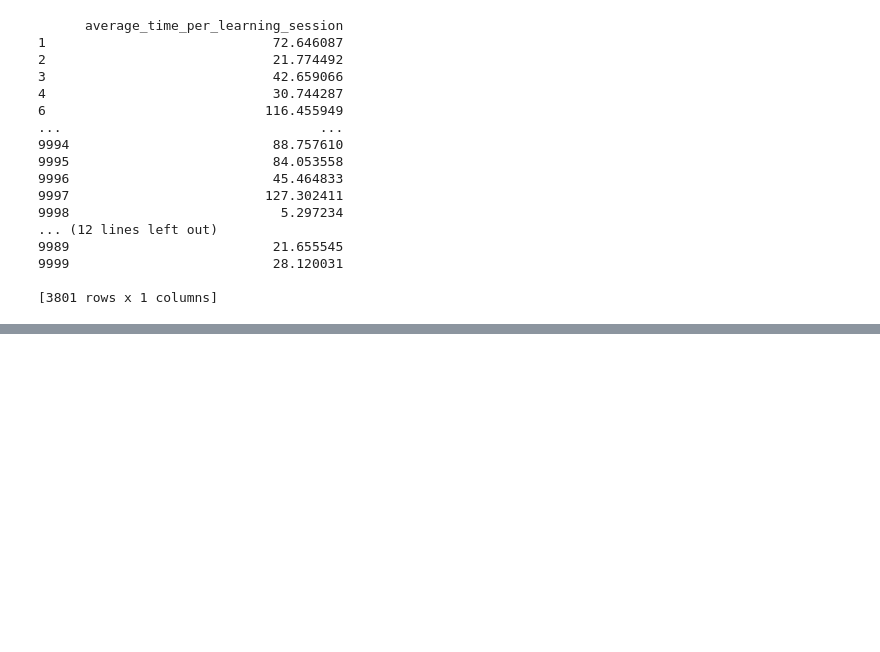
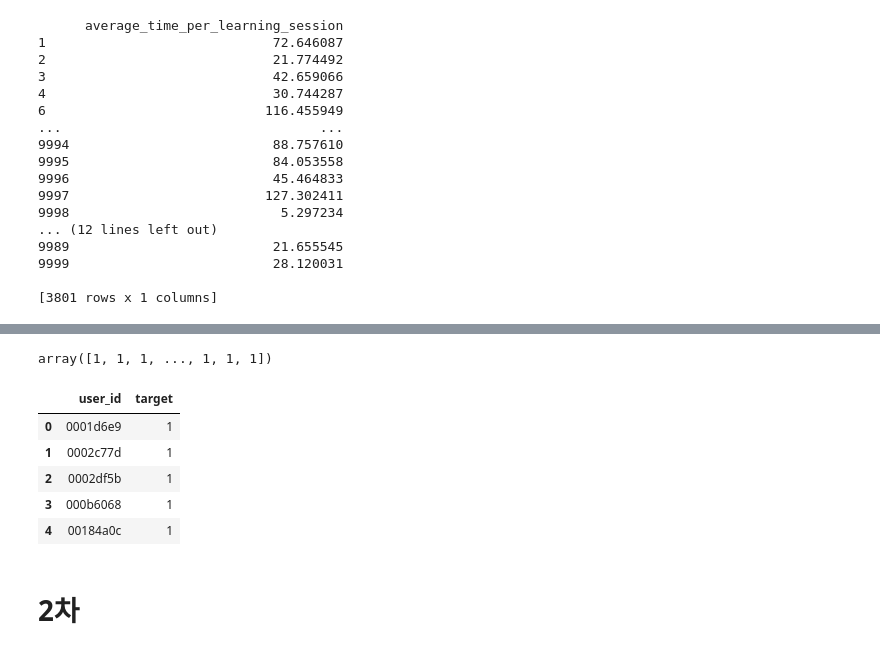
Before and after one commit to sooohyeonkim/learning_user_predict, a Jupyter notebook: learning_user_predict.ipynb, the cells around one changed output, grey strips where cells are left out. Saved outputs shown, nothing was run; the diff lists cells and outputs as text; code cells hidden in the pictures; blank space fills up the shorter version.

```diff
--- a/learning_user_predict.ipynb
+++ b/learning_user_predict.ipynb
@@ -453,0 +502,6 @@ plt.show()
+# %%
+# 특성과 타겟 분리
+X = scaled_array
+y = labeled_df['target']
+# %%
+X_train, X_test, y_train, y_test = train_test_split(X, y, test_size=0.2, random_state=42)
@@ -453,0 +510,4 @@ plt.show()
+# %%
+from sklearn.linear_model import LogisticRegression
+model = LogisticRegression()
+model.fit(X_train, y_train)
@@ -453,0 +550,30 @@ plt.show()
+# %%
+test_data = pd.read_csv('./raw data/test.csv')
+test_labeled_df=test_data.drop('customer_inquiry_history', axis=1)
+selected_columns = ['user_id', 'subscription_duration', 'recent_login_time', 'average_login_time',
+                     'average_time_per_learning_session', 'monthly_active_learning_days',
+                     'total_completed_courses', 'recent_learning_achievement',
+                     'abandoned_learning_sessions', 'community_engagement_level',
+                     'preferred_difficulty_level', 'subscription_type', 'payment_pattern']
+test_labeled_df = test_labeled_df[selected_columns]
+
+test_labeled_encoded = ohe.transform(test_labeled_df[['preferred_difficulty_level', 'subscription_type']])
+test_labeled_scaled = scaler.transform(test_labeled_encoded)
+prediction = model.predict(test_labeled_scaled)
+# %%
+prediction
+# %% [output]
+array([1, 1, 1, ..., 1, 1, 1])
+# %%
+sub_df = pd.read_csv('./raw data/sample_submission.csv')
+sub_df['target'] = prediction
+sub_df.head()
+# %% [output]
+|  | user_id | target |
+| 0 | 0001d6e9 | 1 |
+| 1 | 0002c77d | 1 |
+| 2 | 0002df5b | 1 |
+| 3 | 000b6068 | 1 |
+| 4 | 00184a0c | 1 |
+# %% [markdown]
+# 2차
```
Also changed, not shown: parts of 20 cells of this notebook.
